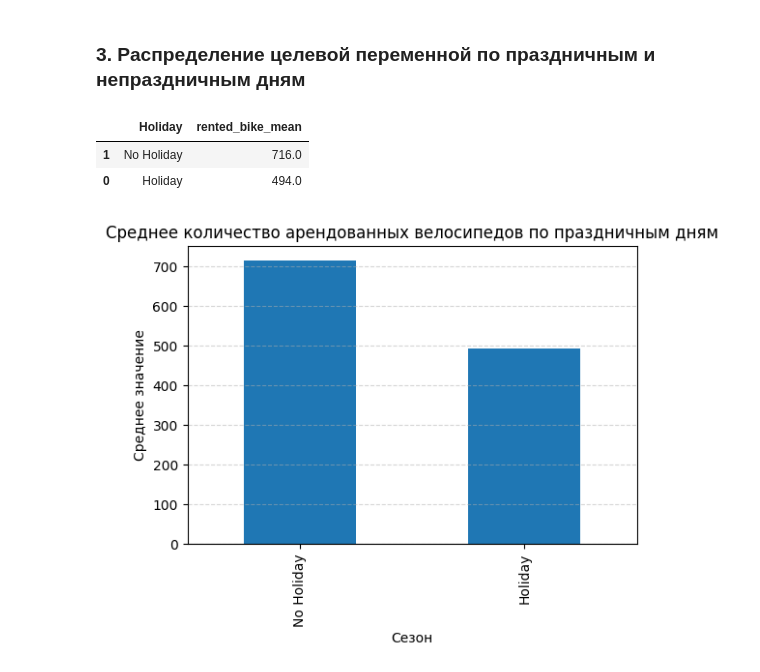
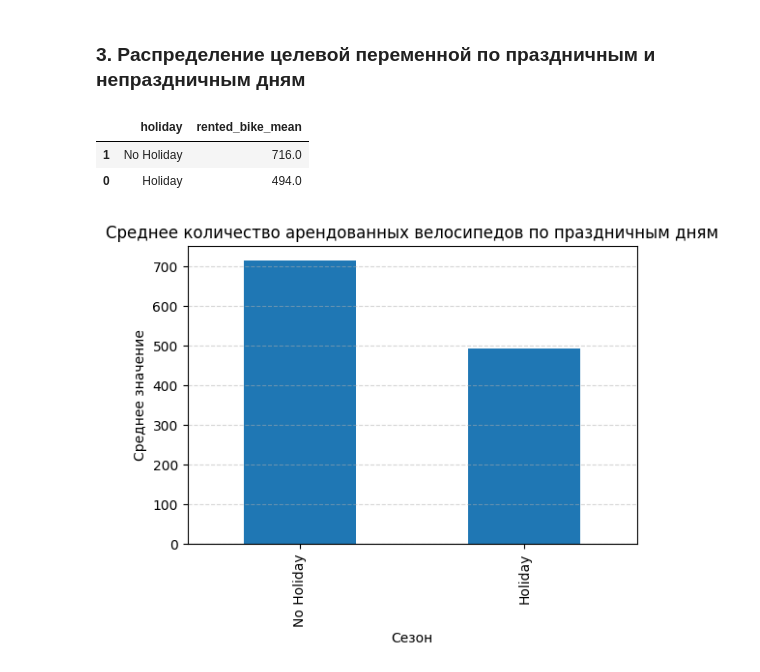
Before and after one commit to TemaQDX/sprint_14_project_bikesouth, a Jupyter notebook: sprint_14_project_bikesouth_Artem_Burov.ipynb, the cells around one changed output. Saved outputs shown, nothing was run; the diff lists cells and outputs as text; code cells hidden in the pictures.

```diff
--- a/sprint_14_project_bikesouth_Artem_Burov.ipynb
+++ b/sprint_14_project_bikesouth_Artem_Burov.ipynb
@@ -537,9 +625,9 @@ plt.show()
 # %% [markdown]
 ### 3. Распределение целевой переменной по праздничным и непраздничным дням
 # %%
-df_train.groupby('Holiday', as_index=False).agg(rented_bike_mean=('Rented Bike Count', 'mean')).sort_values('rented_bike_mean', ascending=False).round(0)
+df_train.groupby('holiday', as_index=False).agg(rented_bike_mean=('rented_bike_count', 'mean')).sort_values('rented_bike_mean', ascending=False).round(0)
 # %% [output]
-|  | Holiday | rented_bike_mean |
+|  | holiday | rented_bike_mean |
 | 1 | No Holiday | 716.0 |
 | 0 | Holiday | 494.0 |
 # %%
```
Also changed, not shown: parts of 30 cells of this notebook.
